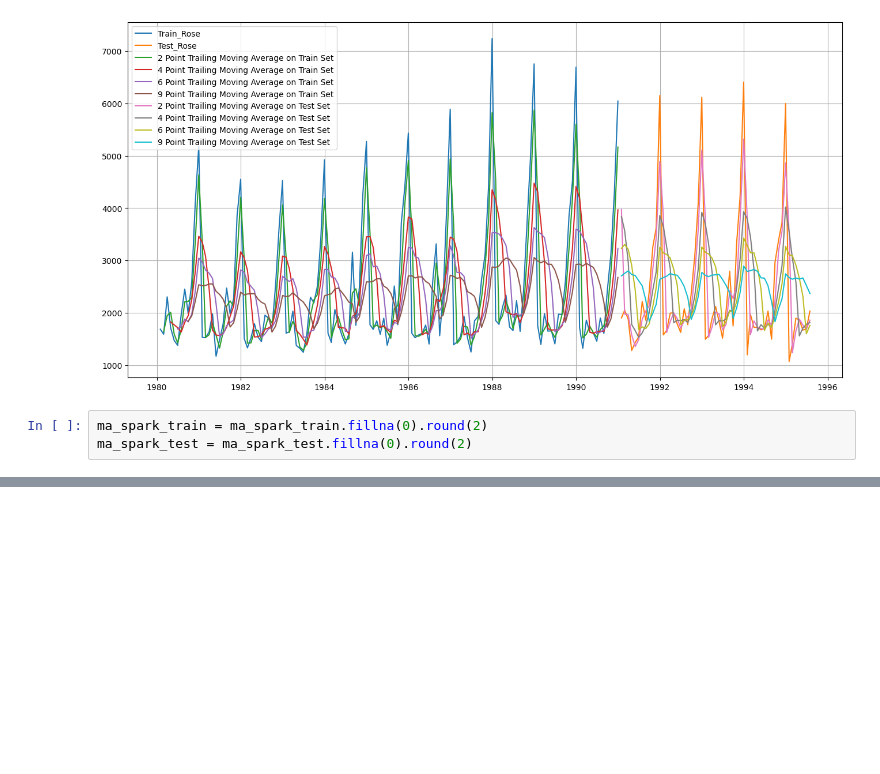
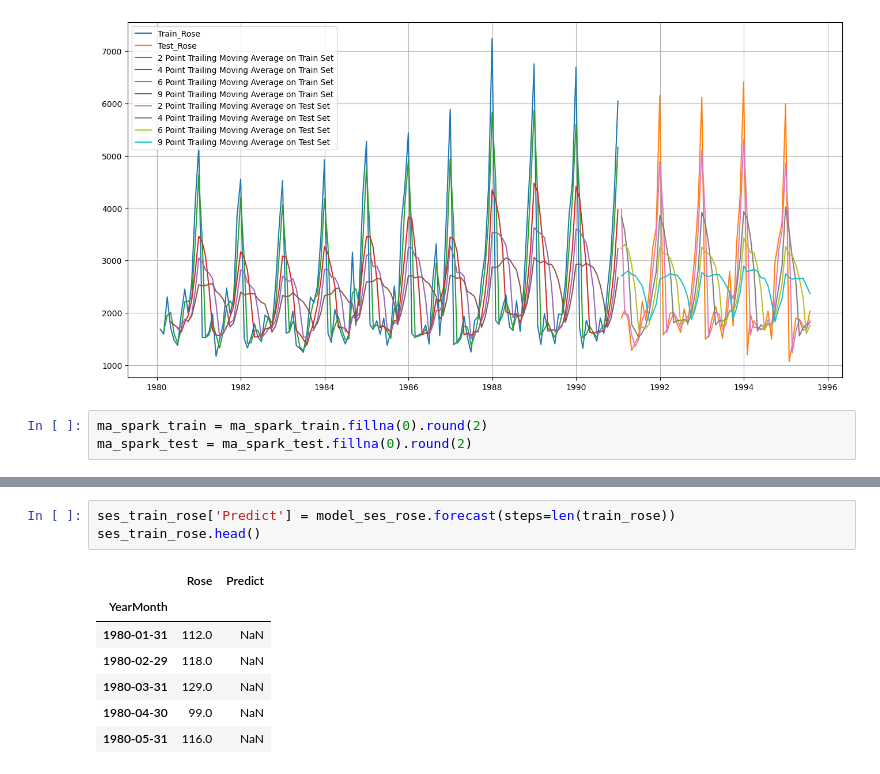
Before and after one commit to Aaryani2024/Time-Forecasting-GL-Project, a Jupyter notebook: Time Forecasting Project.ipynb, the cells around one changed output, grey strips where cells are left out. Cells and saved outputs as stored; diff of their text form; blank space fills up the shorter version.

```diff
--- a/Time Forecasting Project.ipynb
+++ b/Time Forecasting Project.ipynb
@@ -1338,0 +1398,11 @@ results_rose
+# %%
+ses_train_rose['Predict'] = model_ses_rose.forecast(steps=len(train_rose))
+ses_train_rose.head()
+# %% [output]
+|  | Rose | Predict |
+| YearMonth |  |  |
+| 1980-01-31 | 112.0 | NaN |
+| 1980-02-29 | 118.0 | NaN |
+| 1980-03-31 | 129.0 | NaN |
+| 1980-04-30 | 99.0 | NaN |
+| 1980-05-31 | 116.0 | NaN |
```
Also changed, not shown: parts of 14 cells of this notebook.
